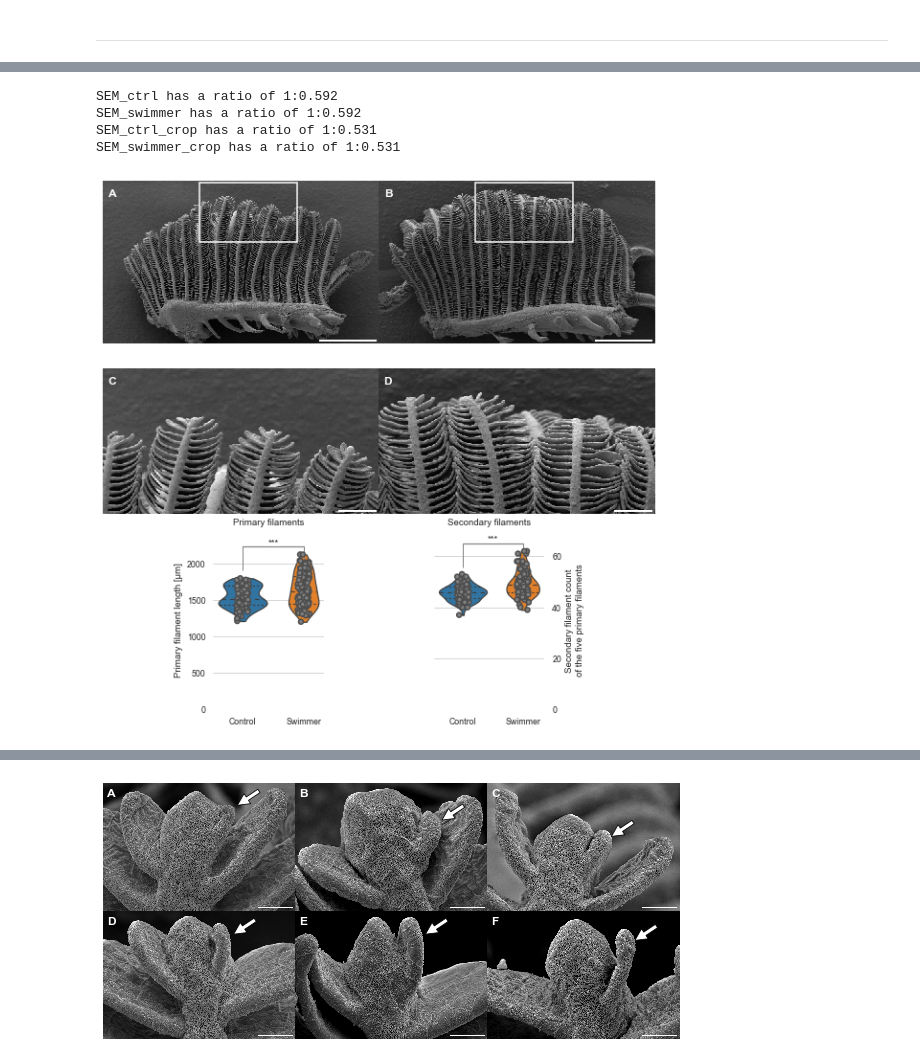
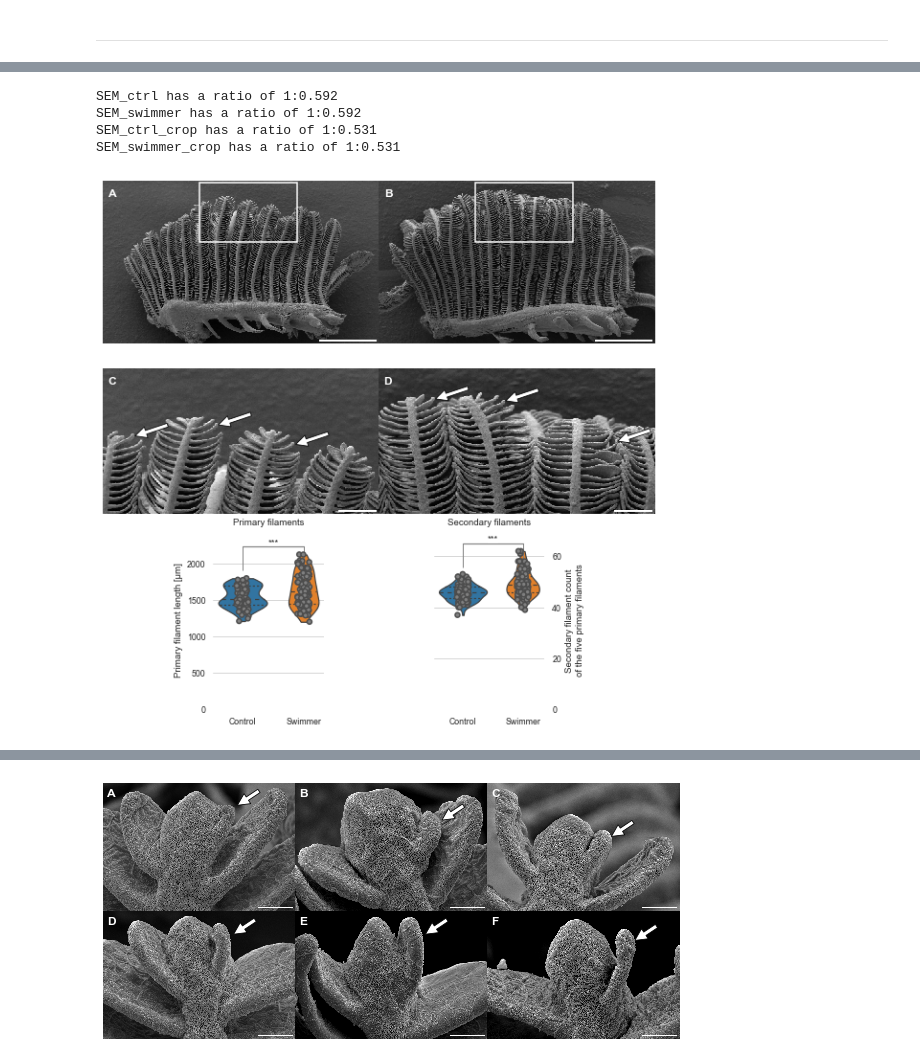
Before and after one commit to habi/Zebra-Fish-Gills, a Jupyter notebook: Gills-Analysis.ipynb, the cells around one changed output, grey strips where cells are left out. Cells and saved outputs as stored; diff of their text form; code cells hidden in the pictures.

```diff
--- a/Gills-Analysis.ipynb
+++ b/Gills-Analysis.ipynb
@@ -3349,8 +3362,17 @@ TwoD (D) has a ratio of 1:0.836
+# %%
+# Draw the arrows and arrow heads (as measured in ImageJ)
+arrowcoordinates = ((546, 113), # control
+                    (674, 96), # control
+                    (793,126), # control
+                    (584, 56), # swimmer
+                    (692, 59), # swimmer
+                    (864, 121) # swimmer
+                   )
 # %%
 # Fig 03: SEM gill overview whole arches and the quantification: no. and length of filaments: one panel
 # We want to show a crop in the second row
-crop=500
-shift=300
+crop = 500
+shift = 300
 plt.rcParams['figure.figsize'] = (8, 2 + 8 * numpy.mean((0.592, 0.592, 0.531, 0.531)))
 # Show originals
 plt.subplot(321)
@@ -3391,22 +3413,44 @@ image_label(SEM_swimmer, 'B')
 plt.axis('off')
 # Show zoom
 plt.subplot(323)
-plt.imshow(SEM_ctrl[:-bottomshave,:][round(crop*.618)-shift:-round(crop*.618)-shift,crop:-crop])
-image_label(SEM_ctrl[:-bottomshave,:][round(crop*.618)-shift:-round(crop*.618)-shift,crop:-crop],
+plt.imshow(SEM_ctrl[:-bottomshave,:][round(crop * .618) - shift:-round(crop * .618) - shift, crop:-crop])
+image_label(SEM_ctrl[:-bottomshave,:][round(crop * .618) - shift:-round(crop * .618) - shift, crop:-crop],
             'C')
-print('SEM_ctrl_crop has a ratio of 1:%0.3f' % (numpy.shape(SEM_ctrl[:-bottomshave,:][round(crop*.618)-shift:-round(crop*.618)-shift,crop:-crop])[0] /
-                                                numpy.shape(SEM_ctrl[:-bottomshave,:][round(crop*.618)-shift:-round(crop*.618)-shift,crop:-crop])[1]))
+for c, ac in enumerate(arrowcoordinates):
+    # Draw arrow heads at the tips of the secondary filaments
+    if c < 3:
+        tweak = 3
+        plt.gca().annotate('',
+                           xy=(ac[0] - crop + tweak,
+                               ac[1] - round(crop * .618) + shift),
+                           xytext=(ac[0] - crop + 500 * .1 + tweak,
+                                   ac[1] - round(crop * .618) + shift - 333 * .05),
+                           arrowprops=dict(facecolor='white',
+                                           edgecolor='black'))
+print('SEM_ctrl_crop has a ratio of 1:%0.3f' % (numpy.shape(SEM_ctrl[:-bottomshave,:][round(crop * .618) - shift:-round(crop * .618) - shift, crop:-crop])[0] /
+                                                numpy.shape(SEM_ctrl[:-bottomshave,:][round(crop * .618) - shift:-round(crop * .618) - shift, crop:-crop])[1]))
 plt.gca().add_artist(ScaleBar(pixelsize_sem,
                               'um',
                               fixed_value=100,
                               label_formatter = lambda x, y:''))
 plt.axis('off')
 plt.subplot(324)
-plt.imshow(SEM_swimmer[:-bottomshave,:][round(crop*.618)-shift:-round(crop*.618)-shift,crop:-crop])
-image_label(SEM_swimmer[:-bottomshave,:][round(crop*.618)-shift:-round(crop*.618)-shift,crop:-crop],
+plt.imshow(SEM_swimmer[:-bottomshave,:][round(crop * .618) - shift:-round(crop * .618) - shift, crop:-crop])
+image_label(SEM_swimmer[:-bottomshave,:][round(crop * .618) - shift:-round(crop * .618) - shift, crop:-crop],
             'D')
-print('SEM_swimmer_crop has a ratio of 1:%0.3f' % (numpy.shape(SEM_swimmer[:-bottomshave,:][round(crop*.618)-shift:-round(crop*.618)-shift,crop:-crop])[0] /
-                                                   numpy.shape(SEM_swimmer[:-bottomshave,:][round(crop*.618)-shift:-round(crop*.618)-shift,crop:-crop])[1]))
+for c, ac in enumerate(arrowcoordinates):
+    # Draw arrow heads at the tips of the secondary filaments
+    if c > 2:
+        tweak = 3
+        plt.gca().annotate('',
+                           xy=(ac[0] - crop + tweak,
+                               ac[1] - round(crop * .618) + shift),
+                           xytext=(ac[0] - crop + 500 * .1 + tweak,
+                                   ac[1] - round(crop * .618) + shift - 333 * .05),
+                           arrowprops=dict(facecolor='white',
+                                           edgecolor='black'))
+print('SEM_swimmer_crop has a ratio of 1:%0.3f' % (numpy.shape(SEM_swimmer[:-bottomshave,:][round(crop * .618) - shift:-round(crop * .618) - shift, crop:-crop])[0] /
+                                                   numpy.shape(SEM_swimmer[:-bottomshave,:][round(crop * .618) - shift:-round(crop * .618) - shift, crop:-crop])[1]))
 plt.gca().add_artist(ScaleBar(pixelsize_sem,
                               'um',
                               fixed_value=100,
@@ -3446,34 +3490,34 @@ seaborn.stripplot(data=Filaments[['Control Count',
                   dodge=True,
                   s=5,
                   linewidth=1.5,
                   color='gray')
 significance_bar(0,
                  1,
                  numpy.max(Filaments[['Control Count',
                                       'Swimmer Count']].max()),
                  p_value_filament_count)
 plt.gca().yaxis.tick_right()
 plt.gca().yaxis.set_label_position('right')
 plt.gca().yaxis.set_ticks_position('none')
 plt.ylim(ymax=70)
 plt.ylabel('Secondary filament count\nof the five primary filaments')
 plt.gca().set_xticklabels(['Control', 'Swimmer'])
 if zerotheplots:
     plt.ylim(ymin=0)
 plt.title('Secondary filaments')
 seaborn.despine(offset=10, trim=True, bottom=True, left=True)
 plt.subplots_adjust(0, -0.1, 1, 1.1, 0, 0)
 plt.savefig(os.path.join(OutPutDir,
                          'Fig03.png'),
             bbox_inches='tight',
             pad_inches=0)
 plt.show()
 # %% [output]
 SEM_ctrl has a ratio of 1:0.592
 SEM_swimmer has a ratio of 1:0.592
 SEM_ctrl_crop has a ratio of 1:0.531
 SEM_swimmer_crop has a ratio of 1:0.531
-[figure, old version]
+[figure, new version]
 # %%
 # Fig 043: uCT data, measurement of volumes: quantification of volume and filling factor
 plt.rcParams['figure.figsize'] = (8, 6)  # Size up figures a bit
```
Also changed, not shown: parts of 29 cells of this notebook.
